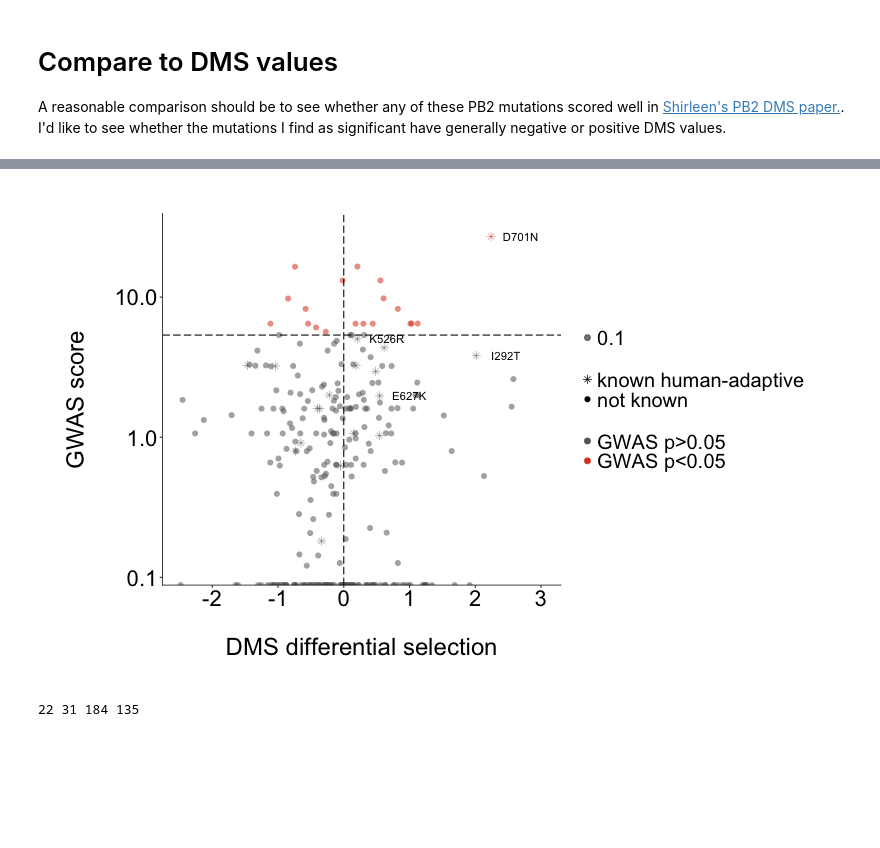
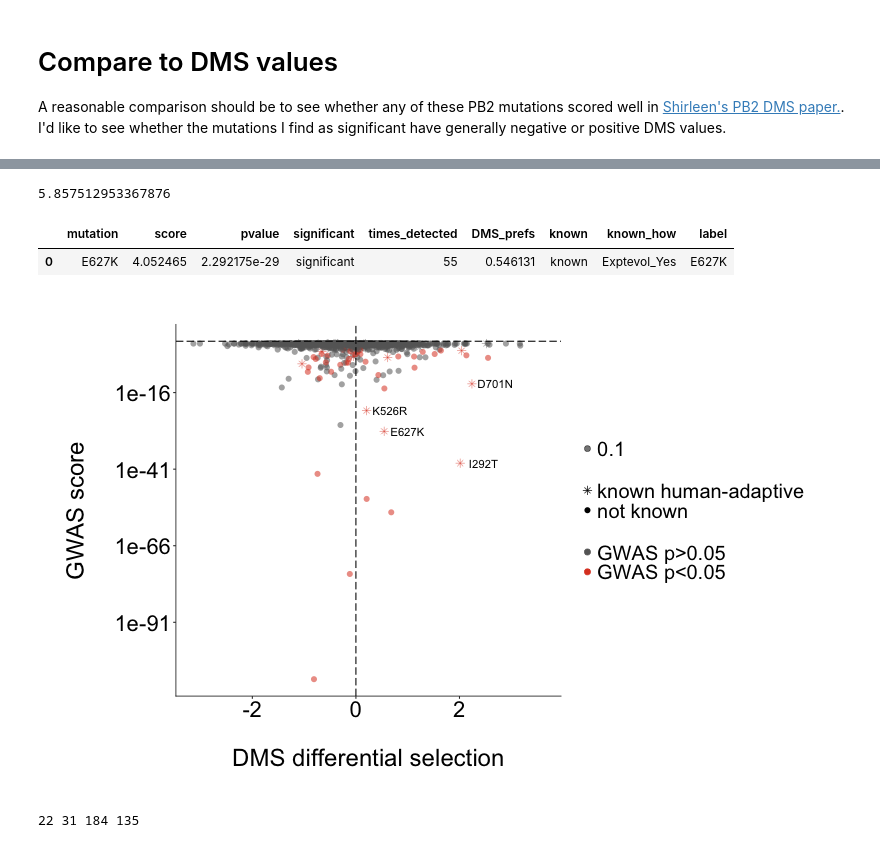
Before and after one commit to lmoncla/h5n1-gwas, a Jupyter notebook: scripts/run-phylogenetic-scan.ipynb, the cells around one changed output, grey strips where cells are left out. Saved outputs shown, nothing was run; the diff lists cells and outputs as text; code cells hidden in the pictures; blank space fills up the shorter version.

```diff
--- a/scripts/run-phylogenetic-scan.ipynb
+++ b/scripts/run-phylogenetic-scan.ipynb
@@ -181,9 +338,10 @@ for s in scores_dict:
     if scores_dict[s] > np.percentile(simulated, percentile_of_significance):
     #if scores_dict[s] > np.max(simulated):
     #if scores_dict[s] > np.percentile(simulated, 95):
-        print(s, scores_dict[s], times_detected_dict[s], host_counts_dict2[s])
-        significant += 1
-        high_scores[s] = [scores_dict[s]]
+        if s[-1] != "X" and s[-1] != "-" and times_detected_dict[s]>1 and host_counts_dict2[s]['Human']>1:
+            print(s, scores_dict[s], times_detected_dict[s], host_counts_dict2[s])
+            significant += 1
+            high_scores[s] = [scores_dict[s]]
 
 print(significant)
 # %% [output]
@@ -230,0 +385,9 @@ actual_scores_df.head()
+# %%
+actual_scores_df = pd.DataFrame()
+for m in scores_dict:
+    enrichment_score = scores_dict[m]["enrichment_score"]
+    pvalue = scores_dict[m]["pvalue"]
+    local_df = pd.DataFrame({"mutation":[m], "score":[enrichment_score],"pvalue":[pvalue]})
+    actual_scores_df = actual_scores_df.append(local_df)
+print(len(actual_scores_df))
+actual_scores_df.head()
@@ -565,8 +798,10 @@ known_muts = read_in_previously_identified(known_muts_file)
 # %%
 DMS_list = [9,82,163,176,182,183,292,355,521,522,532,534,627,669,701,112,378,382]
 muts_to_label = ["E627K","D701N","K526R","I292T"]
+# %%
+actual_scores_df['significant'] = np.where(actual_scores_df['mutation'].isin(high_scores), "significant", "not")
 # %%
-actual_scores_df['significant'] = np.where(actual_scores_df['score'] > significant_score, "significant", "not")
+#actual_scores_df['significant'] = np.where(actual_scores_df['score'] > significant_score, "significant", "not")
 actual_scores_df['times_detected'] = actual_scores_df['mutation'].apply(return_times_detected_mut,args=[times_detected_dict])
 actual_scores_df['DMS_prefs'] = actual_scores_df['mutation'].apply(return_dms_pref, args=[dms_prefs])
 actual_scores_df['known'] = actual_scores_df['mutation'].apply(return_known_muts, args=[known_muts])
@@ -619,3 +859,12 @@ sloth
+# %%
+percentile_95
+# %% [output]
+5.857512953367876
+# %%
+actual_scores_df[actual_scores_df['mutation']=="E627K"]
+# %% [output]
+|  | mutation | score | pvalue | significant | times_detected | DMS_prefs | known | known_how | label |
+| 0 | E627K | 4.052465 | 2.292175e-29 | significant | 55 | 0.546131 | known | Exptevol_Yes | E627K |
 # %%
 %%R -w 800 -h 500 -u px -i actual_scores_df,percentile_95,percentile_99,current_date,human_color,domestic_color,wild_color # this sets the size of the plot...otherwise, it will go off the page
 
@@ -626,38 +875,38 @@ library(RColorBrewer)
 actual_scores_df$DMS_prefs = as.numeric(actual_scores_df$DMS_prefs)
 output_filename = paste("pb2-scores-vs-dms-prefs2-human-domestic-OR-",current_date,".pdf", sep="")
 
-p <- ggplot(data=actual_scores_df, aes(y=score, x=DMS_prefs, shape=known)) +
+p <- ggplot(data=actual_scores_df, aes(y=pvalue, x=DMS_prefs, shape=known)) +
     #geom_violin()+
     geom_jitter(aes(color=significant, alpha=0.1), size=2.5)+
     geom_hline(aes(yintercept=percentile_95), linetype=5)+
     geom_vline(aes(xintercept=0), linetype=5)+
-    geom_label(data=actual_scores_df, aes(x=DMS_prefs+0.45,y=score, label=label),label.size=NA, size=4, fill=NA)+
+    geom_label(data=actual_scores_df, aes(x=DMS_prefs+0.45,y=pvalue, label=label),label.size=NA, size=4, fill=NA)+
     labs(x="\nDMS differential selection",y="GWAS score\n")+
     scale_color_manual(values=c(not="grey40",significant=human_color), labels=c(not="GWAS p>0.05", significant="GWAS p<0.05"))+
     scale_shape_manual(values=c(known=8,not=16), labels=c(known="known human-adaptive", not="not known"))+
-    scale_y_log10(limits=c(-0.01,30))+
+    scale_y_log10()+
 #     scale_x_continuous(breaks=seq(0,1,0.2), limits=c(-0.05,1.0))+
     theme(panel.grid.major=element_line(colour=NA,size=NA))+
     theme(panel.grid.minor=element_line(colour=NA,size=NA))+
     theme(strip.background = element_rect(colour=NA, fill=NA))+
     theme(axis.line.x=element_line(colour="black"))+
     theme(axis.line.y=element_line(colour="black"))+
     theme(axis.title=element_text(size=24, vjust=5))+
     theme(axis.text.y=element_text(size=22, colour="black"))+
     theme(axis.text.x=element_text(size=22, colour="black", hjust=0.5))+
     theme(legend.text=element_text(size=20))+
     theme(legend.title=element_blank())+
     theme(panel.margin=unit(1, "lines"))+
     theme(plot.margin=unit(c(1,1,1,1),"cm"))+
     theme(legend.key.size=unit(0.7, "cm"))+
     theme(panel.background=element_rect(fill=NA))+
     theme(legend.key=element_rect(fill=NA))
     ##theme(legend.position = c(legend_x, legend_y))
 
-ggsave(output_filename, width = 10, height = 5, device = "pdf", path = "../figures", dpi = 300)
+#ggsave(output_filename, width = 10, height = 5, device = "pdf", path = "../figures", dpi = 300)
 p
 # %% [output]
-[figure, old version]
+[figure, new version]
 # %%
 x = actual_scores_df[actual_scores_df['times_detected'] > 1]
 true_pos = len(actual_scores_df[(actual_scores_df['score'] > percentile_95) & (actual_scores_df['DMS_prefs'] > 0)])
```
Also changed, not shown: parts of 49 cells of this notebook, 2 other files.
